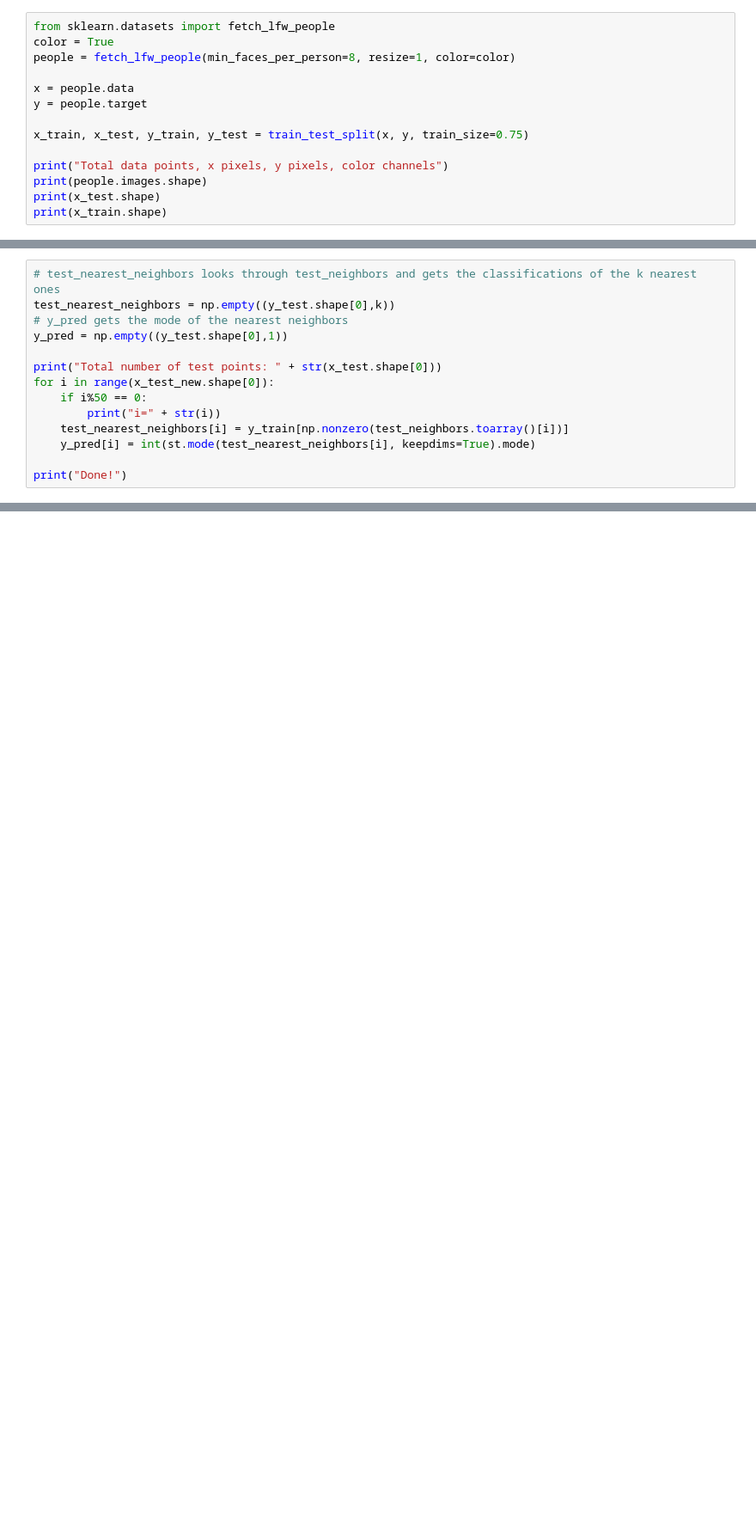
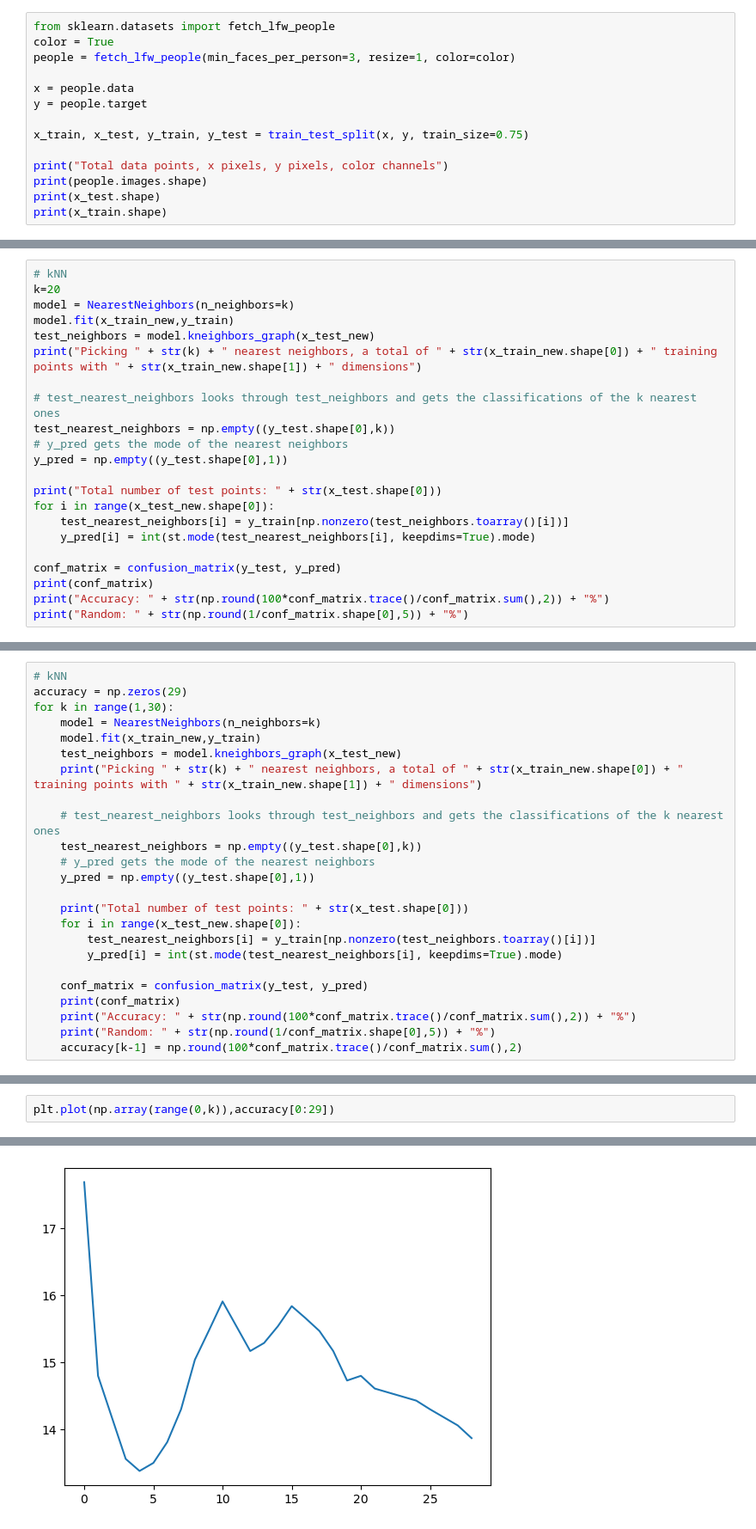
Before and after one commit to joshuaange/Convolutional_kNN, a Jupyter notebook: LFW_with_convolutions.ipynb, the cells around one changed output, grey strips where cells are left out. Shown at 86% size. Cells and saved outputs as stored; diff of their text form; blank space fills up the shorter version.

```diff
--- a/LFW_with_convolutions.ipynb
+++ b/LFW_with_convolutions.ipynb
@@ -73,7 +73,7 @@ def max_pool(input_image, windowsize, print_names = []):
 # %%
 from sklearn.datasets import fetch_lfw_people
 color = True
-people = fetch_lfw_people(min_faces_per_person=8, resize=1, color=color)
+people = fetch_lfw_people(min_faces_per_person=3, resize=1, color=color)
 
 x = people.data
 y = people.target
@@ -181,4 +156,11 @@ Picking 100 nearest neighbors, a total of 3377 training points with 1296 dimensi
 # %%
+# kNN
+k=20
+model = NearestNeighbors(n_neighbors=k)
+model.fit(x_train_new,y_train)
+test_neighbors = model.kneighbors_graph(x_test_new)
+print("Picking " + str(k) + " nearest neighbors, a total of " + str(x_train_new.shape[0]) + " training points with " + str(x_train_new.shape[1]) + " dimensions")
+
 # test_nearest_neighbors looks through test_neighbors and gets the classifications of the k nearest ones
 test_nearest_neighbors = np.empty((y_test.shape[0],k))
 # y_pred gets the mode of the nearest neighbors
@@ -186,10 +168,11 @@ y_pred = np.empty((y_test.shape[0],1))
 
 print("Total number of test points: " + str(x_test.shape[0]))
 for i in range(x_test_new.shape[0]):
-    if i%50 == 0:
-        print("i=" + str(i))
     test_nearest_neighbors[i] = y_train[np.nonzero(test_neighbors.toarray()[i])]
     y_pred[i] = int(st.mode(test_nearest_neighbors[i], keepdims=True).mode)
 
-print("Done!")
+conf_matrix = confusion_matrix(y_test, y_pred)
+print(conf_matrix)
+print("Accuracy: " + str(np.round(100*conf_matrix.trace()/conf_matrix.sum(),2)) + "%")
+print("Random: " + str(np.round(1/conf_matrix.shape[0],5)) + "%")
 # %% [output]
@@ -225,0 +190,24 @@ Accuracy: 17.23%
+# %%
+# kNN
+accuracy = np.zeros(29)
+for k in range(1,30):
+    model = NearestNeighbors(n_neighbors=k)
+    model.fit(x_train_new,y_train)
+    test_neighbors = model.kneighbors_graph(x_test_new)
+    print("Picking " + str(k) + " nearest neighbors, a total of " + str(x_train_new.shape[0]) + " training points with " + str(x_train_new.shape[1]) + " dimensions")
+
+    # test_nearest_neighbors looks through test_neighbors and gets the classifications of the k nearest ones
+    test_nearest_neighbors = np.empty((y_test.shape[0],k))
+    # y_pred gets the mode of the nearest neighbors
+    y_pred = np.empty((y_test.shape[0],1))
+
+    print("Total number of test points: " + str(x_test.shape[0]))
+    for i in range(x_test_new.shape[0]):
+        test_nearest_neighbors[i] = y_train[np.nonzero(test_neighbors.toarray()[i])]
+        y_pred[i] = int(st.mode(test_nearest_neighbors[i], keepdims=True).mode)
+
+    conf_matrix = confusion_matrix(y_test, y_pred)
+    print(conf_matrix)
+    print("Accuracy: " + str(np.round(100*conf_matrix.trace()/conf_matrix.sum(),2)) + "%")
+    print("Random: " + str(np.round(1/conf_matrix.shape[0],5)) + "%")
+    accuracy[k-1] = np.round(100*conf_matrix.trace()/conf_matrix.sum(),2)
@@ -225,0 +232,3 @@ Accuracy: 17.23%
+# %%
+plt.plot(np.array(range(0,k)),accuracy[0:29])
+# %% [output]
@@ -225,0 +236 @@ Accuracy: 17.23%
+[figure, added]
```
Also changed, not shown: parts of 8 cells of this notebook.
